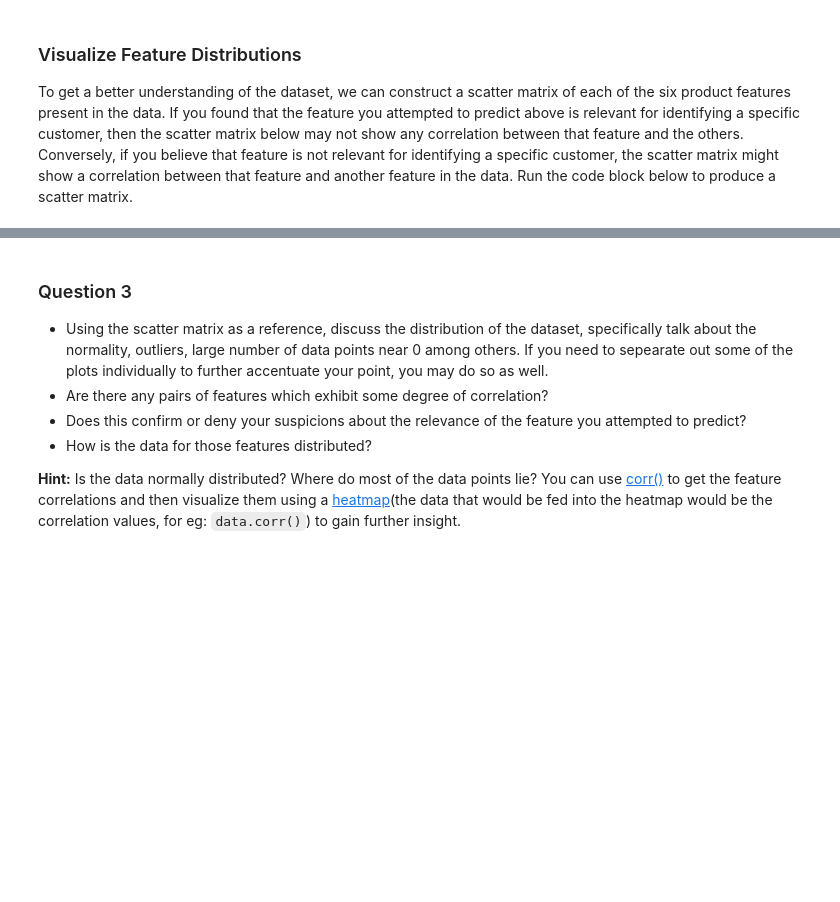
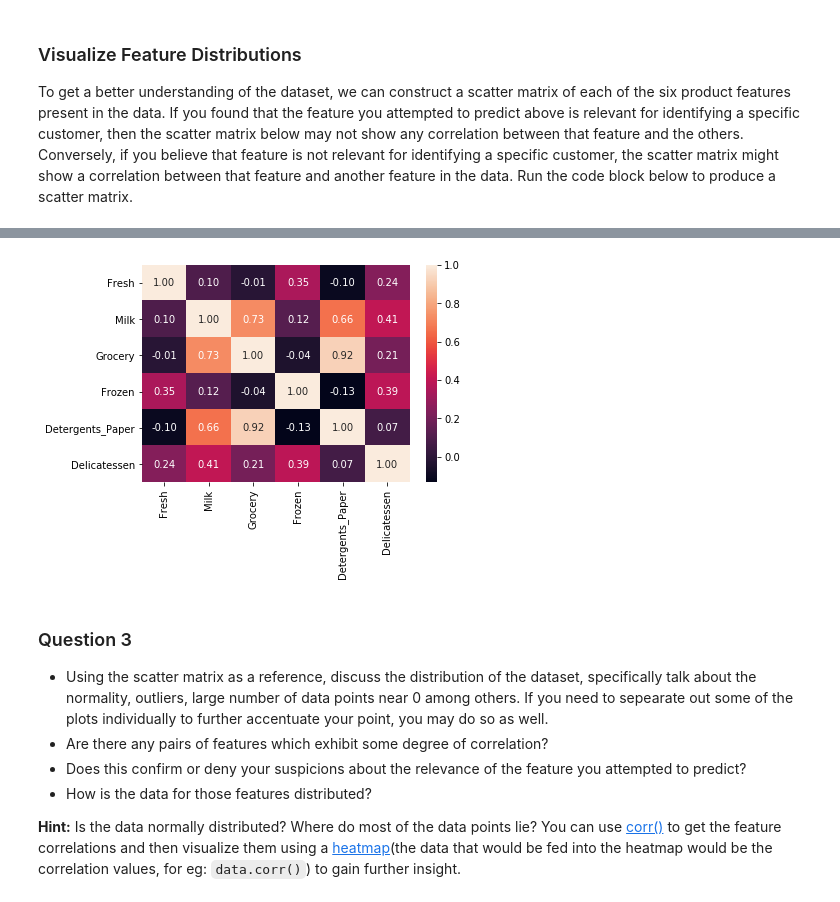
Before and after one commit to thuytienpt/MachineLearningNanodegree, a Jupyter notebook: customer_segments/customer_segments.ipynb, the cells around one changed output, grey strips where cells are left out. Saved outputs shown, nothing was run; the diff lists cells and outputs as text; code cells hidden in the pictures; blank space fills up the shorter version.

```diff
--- a/customer_segments/customer_segments.ipynb
+++ b/customer_segments/customer_segments.ipynb
@@ -144,3 +155,10 @@ pd.scatter_matrix(data, alpha = 0.3, figsize = (14,8), diagonal = 'kde');
+# %%
+# Visualize the feature correlations
+import seaborn as sns
+corr = data.corr()
+_ = sns.heatmap(corr, annot=True, fmt='.2f')
+# %% [output]
+[figure, added]
 # %% [markdown]
 ### Question 3
 * Using the scatter matrix as a reference, discuss the distribution of the dataset, specifically talk about the normality, outliers, large number of data points near 0 among others. If you need to sepearate out some of the plots individually to further accentuate your point, you may do so as well.
```
Also changed, not shown: parts of 8 cells of this notebook.
